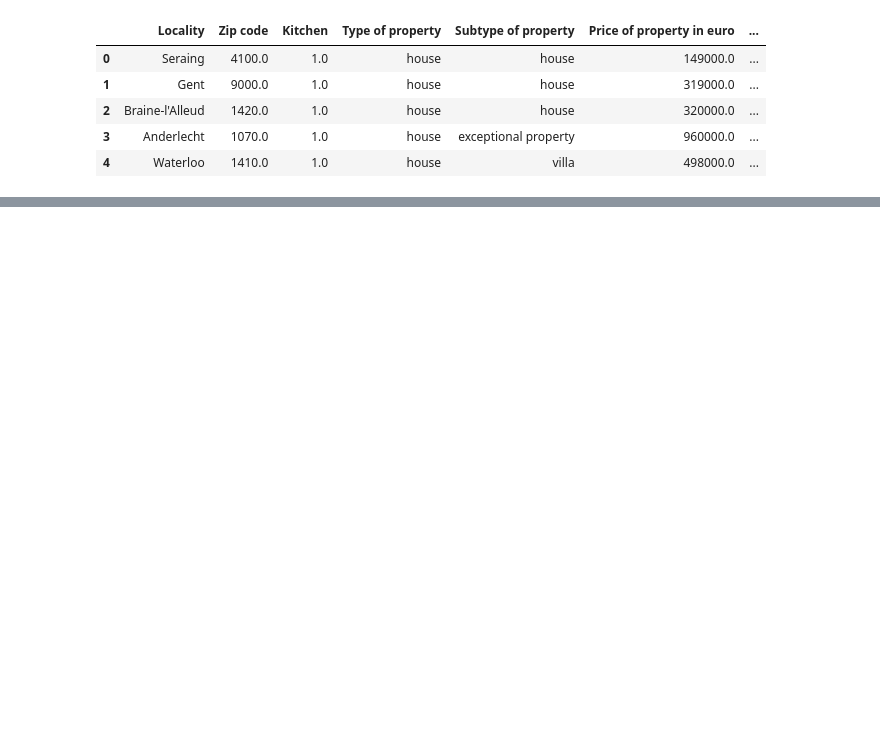
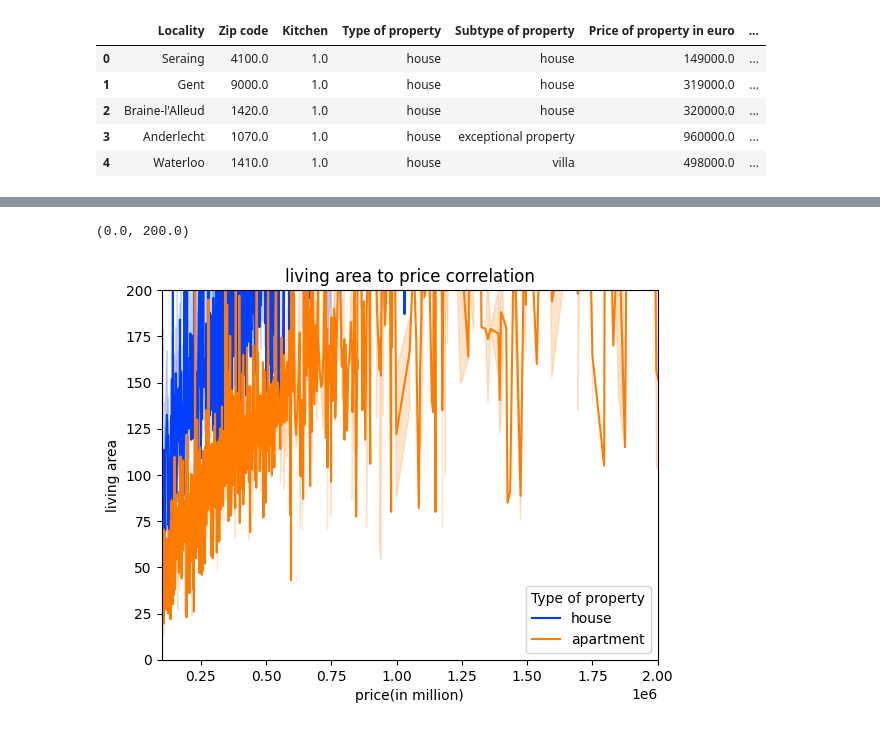
Before and after one commit to danielbauwens/Immo-Project-Data-Analysis, a Jupyter notebook: analysis.ipynb, the cells around one changed output, grey strips where cells are left out. Cells and saved outputs as stored; diff of their text form; code cells hidden in the pictures; blank space fills up the shorter version.

```diff
--- a/analysis.ipynb
+++ b/analysis.ipynb
@@ -17,0 +28,8 @@ ds.drop('Raw num:', inplace=True, axis=1)
+# %%
+graph = sns.lineplot(x='Price of property in euro', y='Living area', data=ds, hue='Type of property', palette='bright')
+graph.set(xlabel = 'price(in million)', ylabel = 'living area', title= 'living area to price correlation')
+graph.set_xlim(100000, 2000000)
+graph.set_ylim(0, 200)
+# %% [output]
+(0.0, 200.0)
+[figure, added]
```
Also changed, not shown: parts of 3 cells of this notebook.
